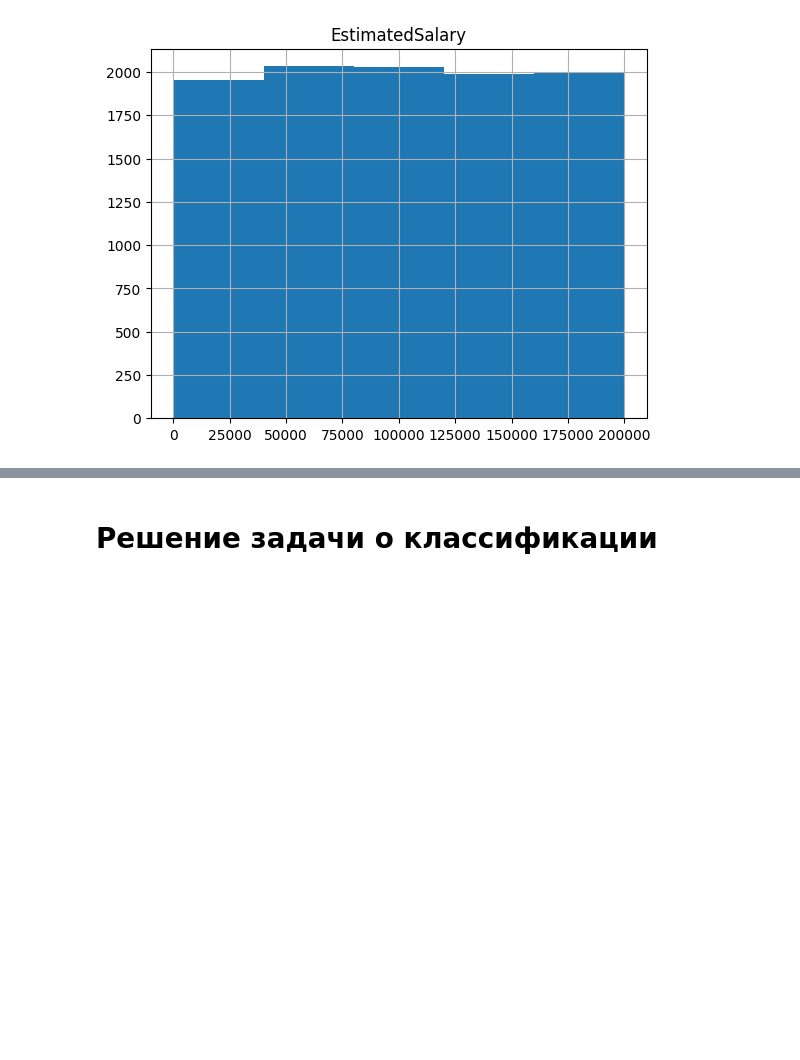
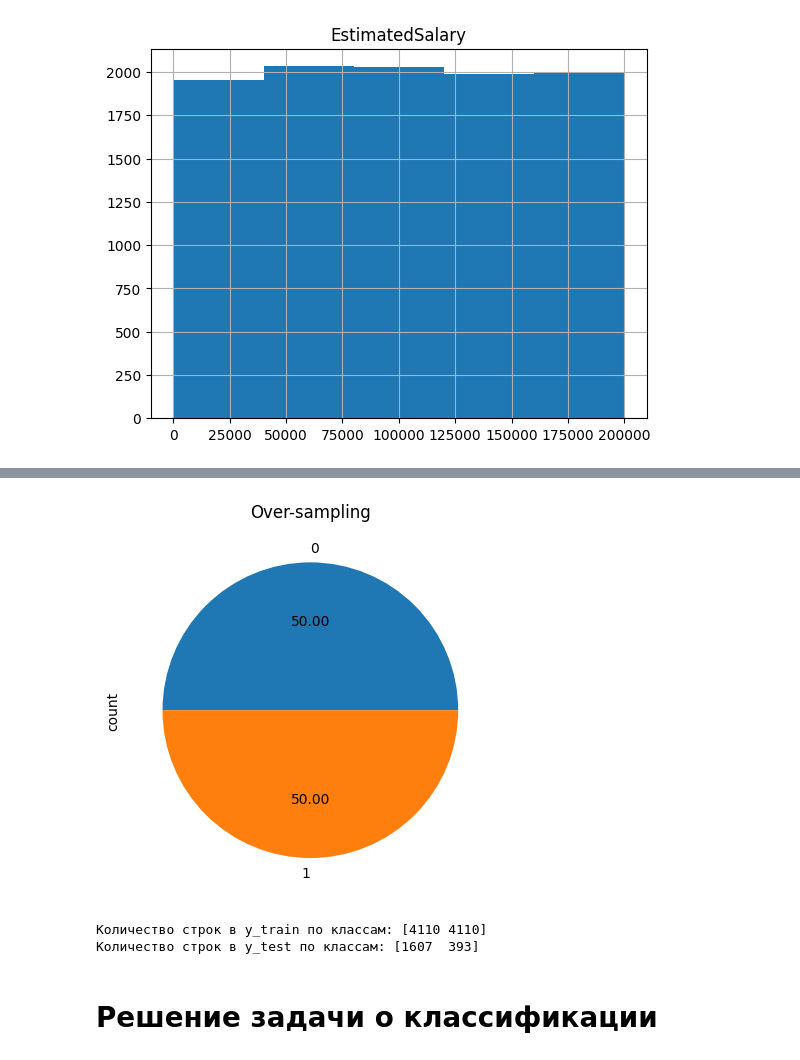
Before and after one commit to Miyakerin/vvnod-project-1, a Jupyter notebook: notebook.ipynb, the cells around one changed output, grey strips where cells are left out. Cells and saved outputs as stored; diff of their text form; code cells hidden in the pictures; blank space fills up the shorter version.

```diff
--- a/notebook.ipynb
+++ b/notebook.ipynb
@@ -102,2 +162,17 @@ for non_cat_column in non_cat_columns:
+# %%
+# Добавляем дубликаты миноритарного
+from imblearn.over_sampling import RandomOverSampler
+ros = RandomOverSampler(sampling_strategy=1)
+X_train, y_train = ros.fit_resample(X_train, y_train)
+ax = y_train.value_counts().plot.pie(autopct='%.2f')
+_ = ax.set_title("Over-sampling")
+# %% [output]
+[figure, added]
+# %%
+print(f"Количество строк в y_train по классам: {np.bincount(y_train)}")
+print(f"Количество строк в y_test по классам: {np.bincount(y_test)}")
+# %% [output]
+Количество строк в y_train по классам: [4110 4110]
+Количество строк в y_test по классам: [1607  393]
 # %% [markdown]
 # Решение задачи о классификации
```
Also changed, not shown: parts of 24 cells of this notebook.
